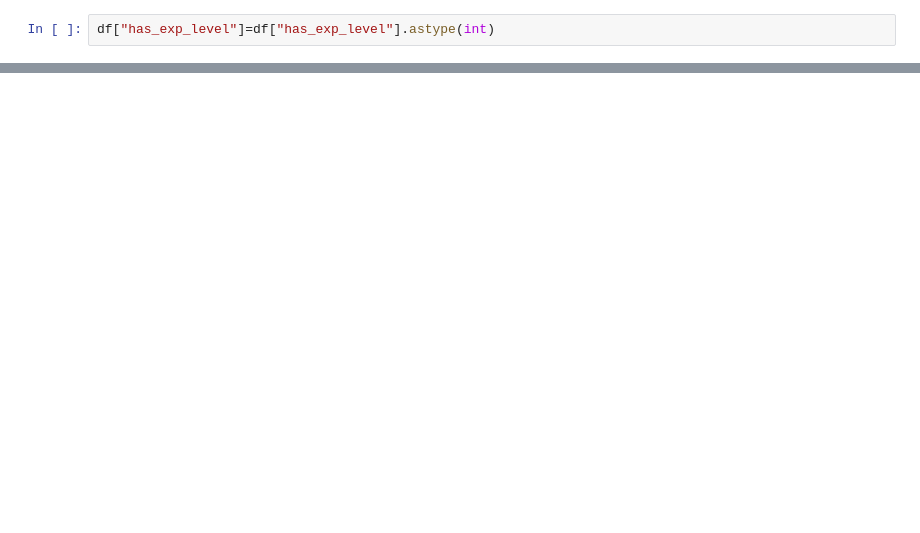
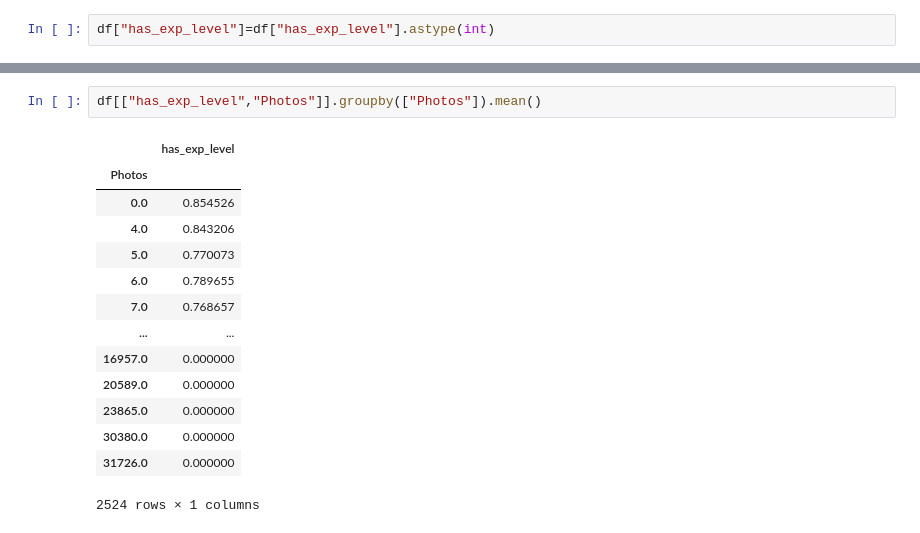
Before and after one commit to omer-priel/TheRootOfDataScience, a Jupyter notebook: notebooks/main.ipynb, the cells around one changed output, grey strips where cells are left out. Drawn from its saved outputs; the diff is of its cells as text; blank space fills up the shorter version.

```diff
--- a/notebooks/main.ipynb
+++ b/notebooks/main.ipynb
@@ -86,0 +85,17 @@ array([[<AxesSubplot:xlabel='has_exp_level', ylabel='has_exp_level'>,
+# %%
+df[["has_exp_level","Photos"]].groupby(["Photos"]).mean()
+# %% [output]
+|  | has_exp_level |
+| Photos |  |
+| 0.0 | 0.854526 |
+| 4.0 | 0.843206 |
+| 5.0 | 0.770073 |
+| 6.0 | 0.789655 |
+| 7.0 | 0.768657 |
+| ... | ... |
+| 16957.0 | 0.000000 |
+| 20589.0 | 0.000000 |
+| 23865.0 | 0.000000 |
+| 30380.0 | 0.000000 |
+| 31726.0 | 0.000000 |
+2524 rows × 1 columns
```
Also changed, not shown: parts of 4 cells of this notebook.
